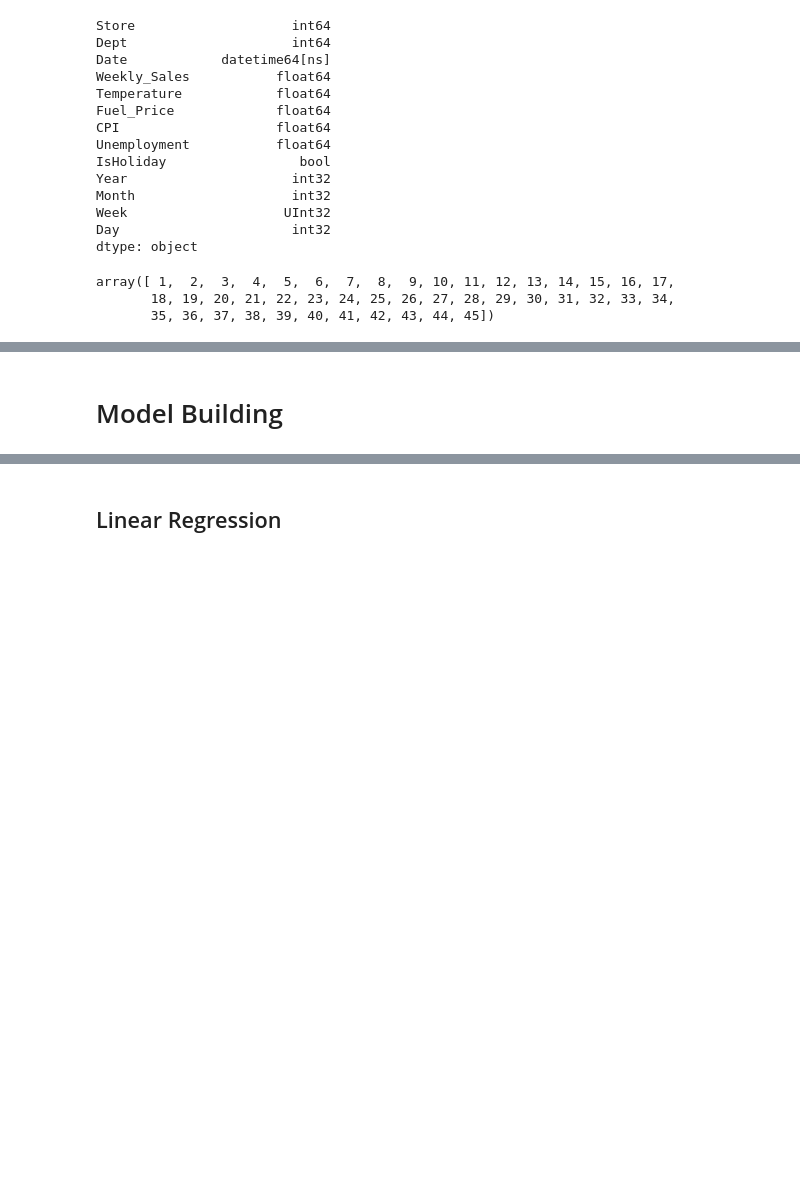
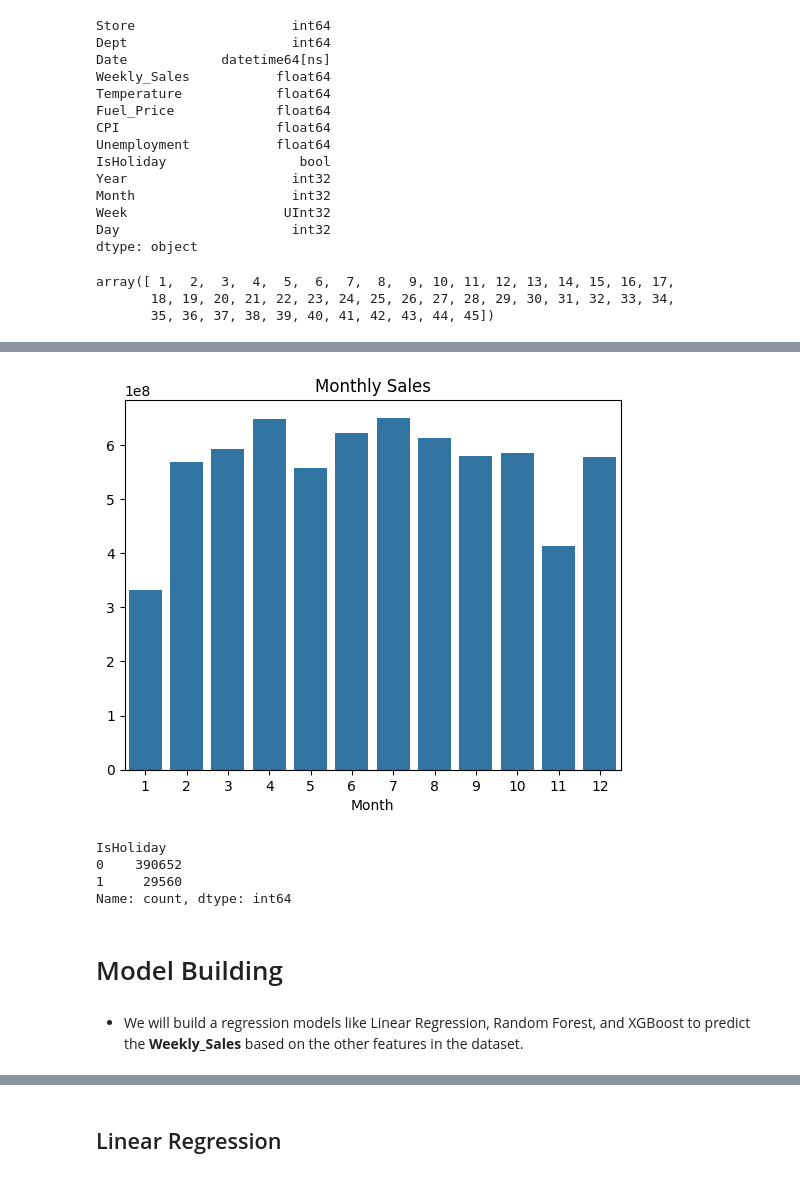
Before and after one commit to BUFONJOKER/ml-ds-internship, a Jupyter notebook: Task2/Task_2_wallmart_sales_forecasting_model.ipynb, the cells around one changed output, grey strips where cells are left out. Saved outputs shown, nothing was run; the diff lists cells and outputs as text; code cells hidden in the pictures; blank space fills up the shorter version.

```diff
--- a/Task2/Task_2_wallmart_sales_forecasting_model.ipynb
+++ b/Task2/Task_2_wallmart_sales_forecasting_model.ipynb
@@ -552,0 +503,7 @@ X.shape
+# %%
+# plot monthly sales
+sns.barplot(x=monthly_sales.index,y=monthly_sales.values)
+plt.title('Monthly Sales')
+plt.show()
+# %% [output]
+[figure, added]
@@ -553,2 +513,12 @@ X.shape
+# %%
+# check value counts of IsHoliday column
+df['IsHoliday'].value_counts()
+# %% [output]
+IsHoliday
+0    390652
+1     29560
+Name: count, dtype: int64
 # %% [markdown]
 # Model Building
+# %% [markdown]
+- We will build a regression models like Linear Regression, Random Forest, and XGBoost to predict the **Weekly_Sales** based on the other features in the dataset.
```
Also changed, not shown: parts of 167 cells of this notebook.
